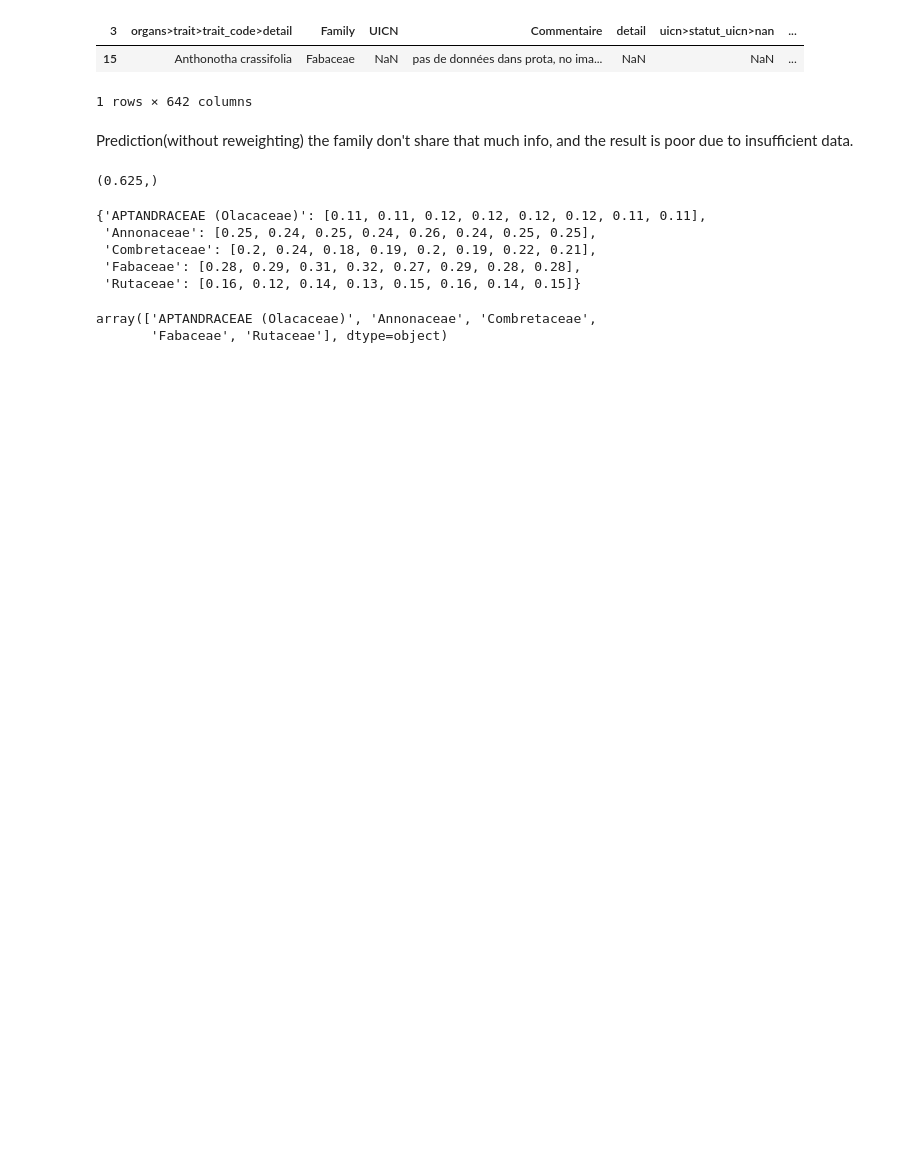
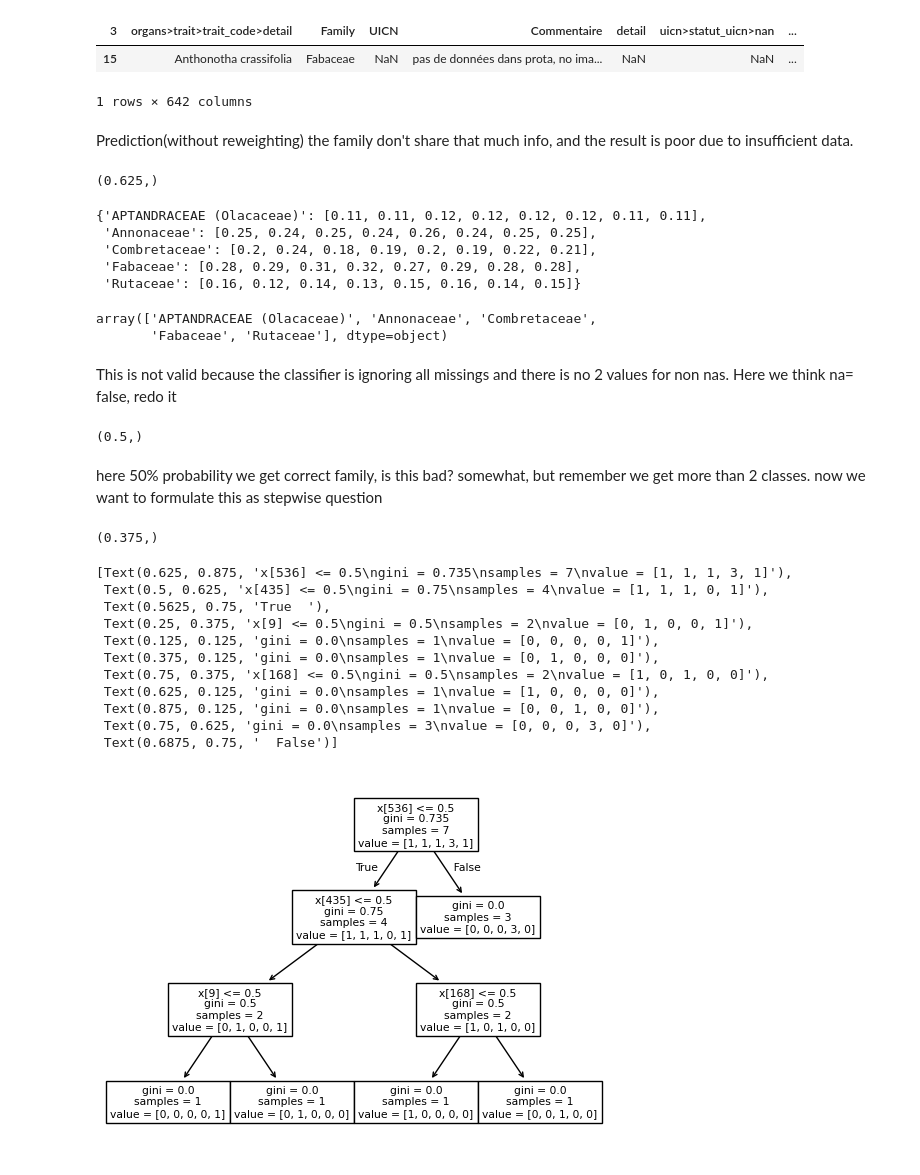
Before and after one commit to HaoLi111/Biology_classification, a Jupyter notebook: data_formatting.ipynb, the cells around one changed output. Cells and saved outputs as stored; diff of their text form; code cells hidden in the pictures; blank space fills up the shorter version.

```diff
--- a/data_formatting.ipynb
+++ b/data_formatting.ipynb
@@ -98,3 +100,83 @@ m.classes_
 # %% [output]
 array(['APTANDRACEAE (Olacaceae)', 'Annonaceae', 'Combretaceae',
        'Fabaceae', 'Rutaceae'], dtype=object)
+# %% [markdown]
+This is not valid because the classifier is ignoring all missings and there is no 2 values for non nas. Here we think na= false, redo it
+# %%
+df_w_label = df2.dropna(subset='Family')
+df_w_label.iloc[:,5:] = [[0 if pd.isnull(df_w_label.iloc[i,j]) else 1 for j in range(5,n)] for i in range(len(df_w_label))]
+X = df_w_label.iloc[:,5:]
+y = df_w_label['Family']
+
+# from sklearn.naive_bayes import MultinomialNB
+from sklearn.ensemble import HistGradientBoostingClassifier, RandomForestClassifier
+# from sklearn.tree import DecisionTreeClassifier
+m = RandomForestClassifier(n_jobs=4, random_state=3)
+
+from sklearn.model_selection import train_test_split
+from sklearn.metrics import confusion_matrix, accuracy_score, log_loss
+
+
+X_train,  X_test,y_train, y_test = train_test_split(X, y, test_size=.5, random_state=3)# stratify=y)
+# print(X_train)
+# print(y_train)
+m.fit(X_train, y_train)
+y_pred = m.predict(X_test)
+y_prob = m.predict_proba(X_test)
+y_prob ={m.classes_[i]:[y_prob[j][i]for j in range(len(y_prob))] for i in range(len(m.classes_))}
+
+
+perf = accuracy_score(y_test, y_pred)
+conf = confusion_matrix(y_test, y_pred)
+# log_loss(y_test, y_prob)
+perf,# conf
+# %% [output]
+(0.5,)
+# %% [markdown]
+here 50% probability we get correct family, is this bad? somewhat, but remember we get more than 2 classes.
+now we want to formulate this as stepwise question
+# %%
+df_w_label = df2.dropna(subset='Family')
+df_w_label.iloc[:,5:] = [[0 if pd.isnull(df_w_label.iloc[i,j]) else 1 for j in range(5,n)] for i in range(len(df_w_label))]
+X = df_w_label.iloc[:,5:]
+y = df_w_label['Family']
+
+# from sklearn.naive_bayes import MultinomialNB
+from sklearn.ensemble import HistGradientBoostingClassifier, RandomForestClassifier
+from sklearn.tree import DecisionTreeClassifier, plot_tree
+m = DecisionTreeClassifier()
+
+from sklearn.model_selection import train_test_split
+from sklearn.metrics import confusion_matrix, accuracy_score, log_loss
+
+
+X_train,  X_test,y_train, y_test = train_test_split(X, y, test_size=.5, random_state=3)# stratify=y)
+# print(X_train)
+# print(y_train)
+m.fit(X_train, y_train)
+y_pred = m.predict(X_test)
+y_prob = m.predict_proba(X_test)
+y_prob ={m.classes_[i]:[y_prob[j][i]for j in range(len(y_prob))] for i in range(len(m.classes_))}
+
+
+perf = accuracy_score(y_test, y_pred)
+conf = confusion_matrix(y_test, y_pred)
+# log_loss(y_test, y_prob)
+perf,# conf
+# %% [output]
+(0.375,)
+# %%
+plot_tree(m)
+# %% [output]
+[Text(0.625, 0.875, 'x[536] <= 0.5\ngini = 0.735\nsamples = 7\nvalue = [1, 1, 1, 3, 1]'),
+ Text(0.5, 0.625, 'x[435] <= 0.5\ngini = 0.75\nsamples = 4\nvalue = [1, 1, 1, 0, 1]'),
+ Text(0.5625, 0.75, 'True  '),
+ Text(0.25, 0.375, 'x[9] <= 0.5\ngini = 0.5\nsamples = 2\nvalue = [0, 1, 0, 0, 1]'),
+ Text(0.125, 0.125, 'gini = 0.0\nsamples = 1\nvalue = [0, 0, 0, 0, 1]'),
+ Text(0.375, 0.125, 'gini = 0.0\nsamples = 1\nvalue = [0, 1, 0, 0, 0]'),
+ Text(0.75, 0.375, 'x[168] <= 0.5\ngini = 0.5\nsamples = 2\nvalue = [1, 0, 1, 0, 0]'),
+ Text(0.625, 0.125, 'gini = 0.0\nsamples = 1\nvalue = [1, 0, 0, 0, 0]'),
+ Text(0.875, 0.125, 'gini = 0.0\nsamples = 1\nvalue = [0, 0, 1, 0, 0]'),
+ Text(0.75, 0.625, 'gini = 0.0\nsamples = 3\nvalue = [0, 0, 0, 3, 0]'),
+ Text(0.6875, 0.75, '  False')]
+[figure, added]
```
Also changed, not shown: parts of 9 cells of this notebook.
